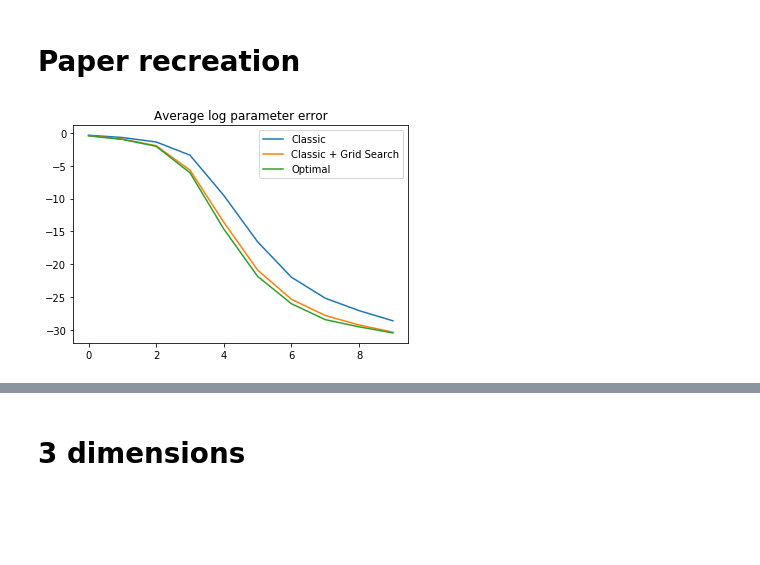
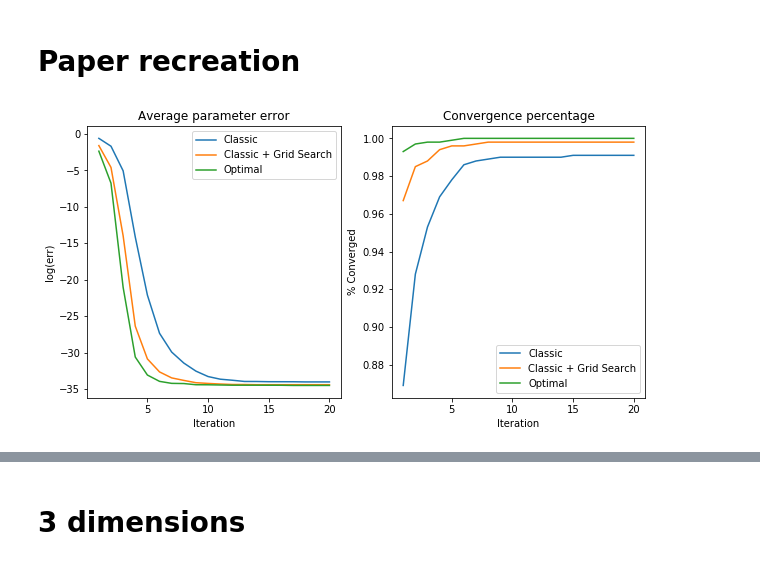
Before and after one commit to ahopen/math-tools-final-project, a Jupyter notebook: experiments_notebook.ipynb, the cells around one changed output, grey strips where cells are left out. Drawn from its saved outputs; the diff is of its cells as text; code cells hidden in the pictures; blank space fills up the shorter version.

Commit message:
SNR, plotting edits

```diff
--- a/experiments_notebook.ipynb
+++ b/experiments_notebook.ipynb
@@ -28,10 +31,10 @@ def plot_grid_for_dim(n_trips, errors, creat_func, n_sims, normalize, n_dim, mea
 # %% [markdown]
 # Paper recreation
 # %%
-nd = 10
+nd = 3
 cov_mat = np.eye(nd)
-simulate_fits(n_trips = 300, error_size = 0, creation_func = create_nd_data, n_sims = 1000,
-              do_normalize = False,
-              n_dim = nd, mean = np.zeros(nd), cov = cov_mat)
+simulate_fits(n_trips = 300, snr = 999, creation_func = create_nd_data, n_sims = 1000,
+              do_normalize = False, n_iter =20,
+              n_dim = nd, mean = np.zeros(nd), cov = cov_mat, show_conv_pct = True)
 # %% [output]
-[figure, old version]
+[figure, new version]
```
Also changed, not shown: parts of 7 cells of this notebook, 1 other file.
